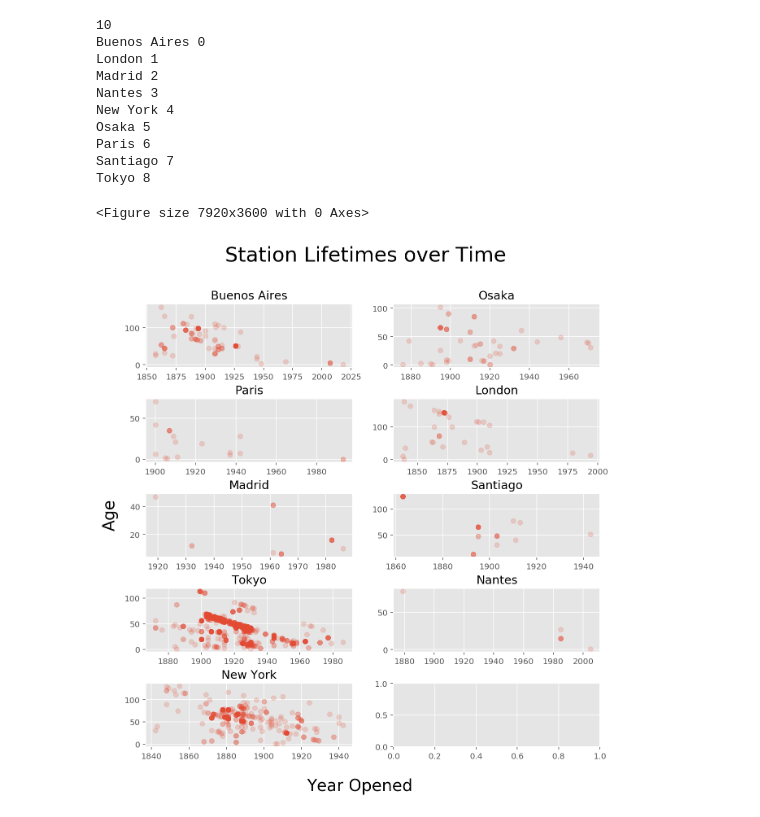
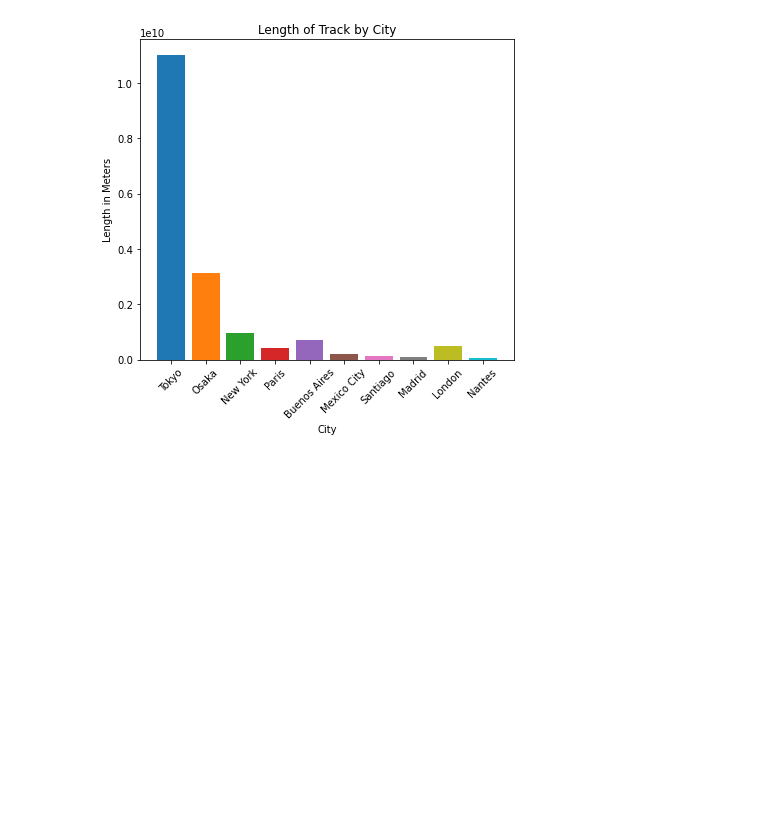
Before and after one commit to Cynz300/transit-lines-casestudy, a Jupyter notebook: transit_ig.ipynb, the cells around one changed output. Cells and saved outputs as stored; diff of their text form; code cells hidden in the pictures; blank space fills up the shorter version.

```diff
--- a/transit_ig.ipynb
+++ b/transit_ig.ipynb
@@ -328,0 +98,3 @@ grouped.describe()
+# %%
+data = data1.merge(id_country, on= 'city_id')
+data
@@ -328,0 +115,3 @@ grouped.describe()
+# %%
+grouped = data.groupby(['name_y']).sum()
+grouped
@@ -328,0 +133,3 @@ grouped.describe()
+# %%
+length = [grouped.loc['Tokyo'].length,grouped.loc['Osaka'].length,grouped.loc['New York'].length, grouped.loc['Paris'].length,grouped.loc['Buenos Aires'].length,grouped.loc['Mexico City'].length,grouped.loc['Santiago'].length, grouped.loc['Madrid'].length,grouped.loc['London'].length,grouped.loc['Nantes'].length]
+length
@@ -329,46 +147,17 @@ grouped.describe()
 # %%
-top10 = ['Tokyo', 'Osaka', 'New York', 'Paris', 'Buenos Aires', 'Mexico City', 'Santiago', 'Madrid', 'London', 'Nantes']
+stations.name.value_counts()[:10].sort_values()
+cities = np.array(['Tokyo', 'Osaka', 'New York', 'Paris', 'Buenos Aires', 'Mexico City', 'Santiago', 'Madrid', 'London', 'Nantes'])
-# %%
-print(len(top10))
-plt.figure(figsize=(110, 50))
-
-# colors = ['blue', 'green', 'red', 'cyan', 'magenta', 'yellow', 'gray', 'white', 'crimson', 'black']
-idx, row, col = 0,5,2
-
-fig, axs = plt.subplots(row,col)
-# axs[0].hist(st_lifetime['lifetime'], bins = 20, orientation = 'horizontal')
-# axs[0].set_title("Station Age at Closure")
-# axs[0].set_ylabel("Age")
-# axs[0].set_xlabel("Number of Stations")
-# axs[1].scatter(st_lifetime['opening'], st_lifetime['lifetime'], color = 'blue', alpha = 0.1)
-# axs[1].set_title("Station Age vs Opened")
-# axs[1].set_xlabel("Year Opened")
-fig.suptitle("Station Lifetimes over Time", fontsize = 25)
-fig.text(0.4, 0.05,"Year Opened", fontsize = 20)
-fig.text(0.05, 0.5, "Age", rotation = 'vertical', fontsize =20)
-for ctry, data in grouped:
-#     print(ctry, data)
-    if ctry in top10:
-        print(ctry, idx)
-        axs[idx%row, idx%col].scatter(data['opening'], data['lifetime'], alpha = 0.2)
-        axs[idx%row, idx%col].set_title(f"{ctry}")
-#         axs[idx%row, idx%col].set_xlabel("Year Opened")
-#         axs[idx%row, idx%col].set_ylabel("Age")
-        idx+=1
-        fig.set_size_inches(10,10)
-# fig.tight_layout()
-plt.subplots_adjust(left=None, bottom=None, right=None, top=None, wspace=None, hspace=0.5)
-plt.savefig('png/city_station_age.png')
-# %% [output]
-10
-Buenos Aires 0
-London 1
-Madrid 2
-Nantes 3
-New York 4
-Osaka 5
-Paris 6
-Santiago 7
-Tokyo 8
-<Figure size 7920x3600 with 0 Axes>
-[figure, removed]
+# %%
+fig, ax = plt.subplots()
+fig.set_size_inches(6,6)
+ax.bar(cities, length, color=['#1f77b4', '#ff7f0e', '#2ca02c', '#d62728',
+     '#9467bd', '#8c564b', '#e377c2', '#7f7f7f',
+     '#bcbd22', '#17becf'])
+ax.tick_params(axis='x', labelrotation = 45)
+ax.set_ylabel('Length in Meters')
+ax.set_xlabel('City')
+ax.set_title('Length of Track by City')
+fig.tight_layout()
+plt.savefig("/home/aa1/transit-lines-casestudy/png/length_by_city")
+# %% [output]
+[figure, added]
```
Also changed, not shown: parts of 25 cells of this notebook, 2 other files.
